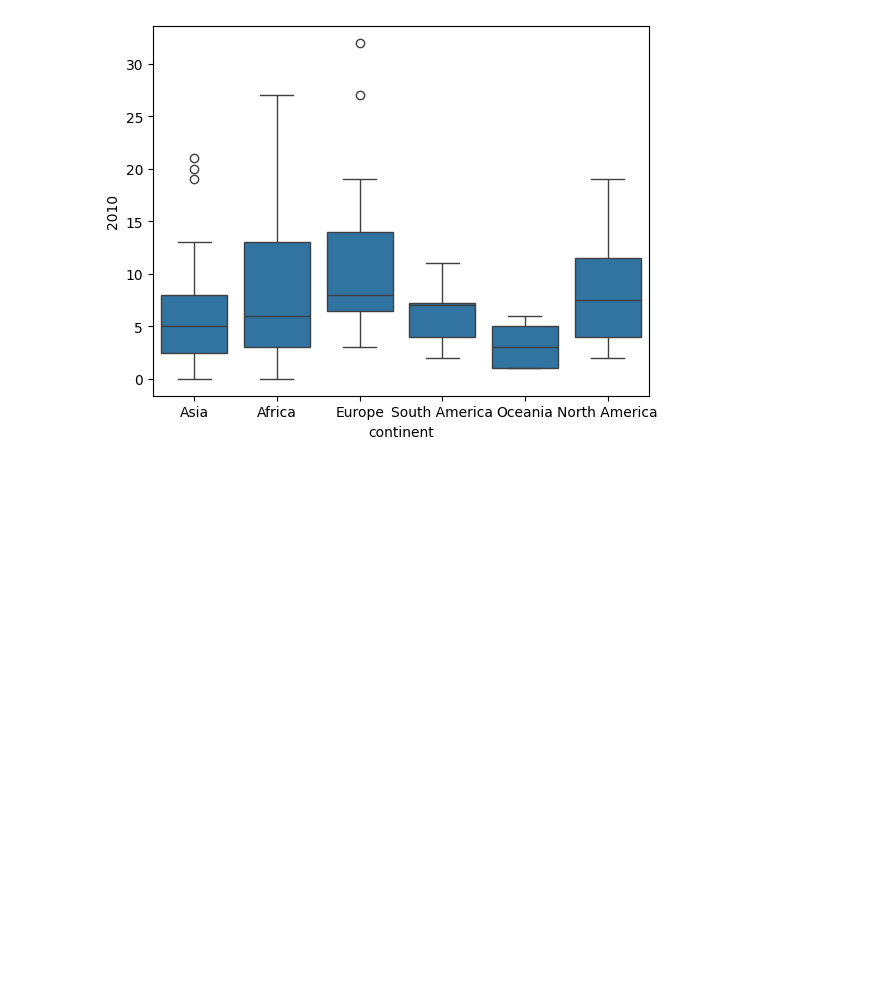
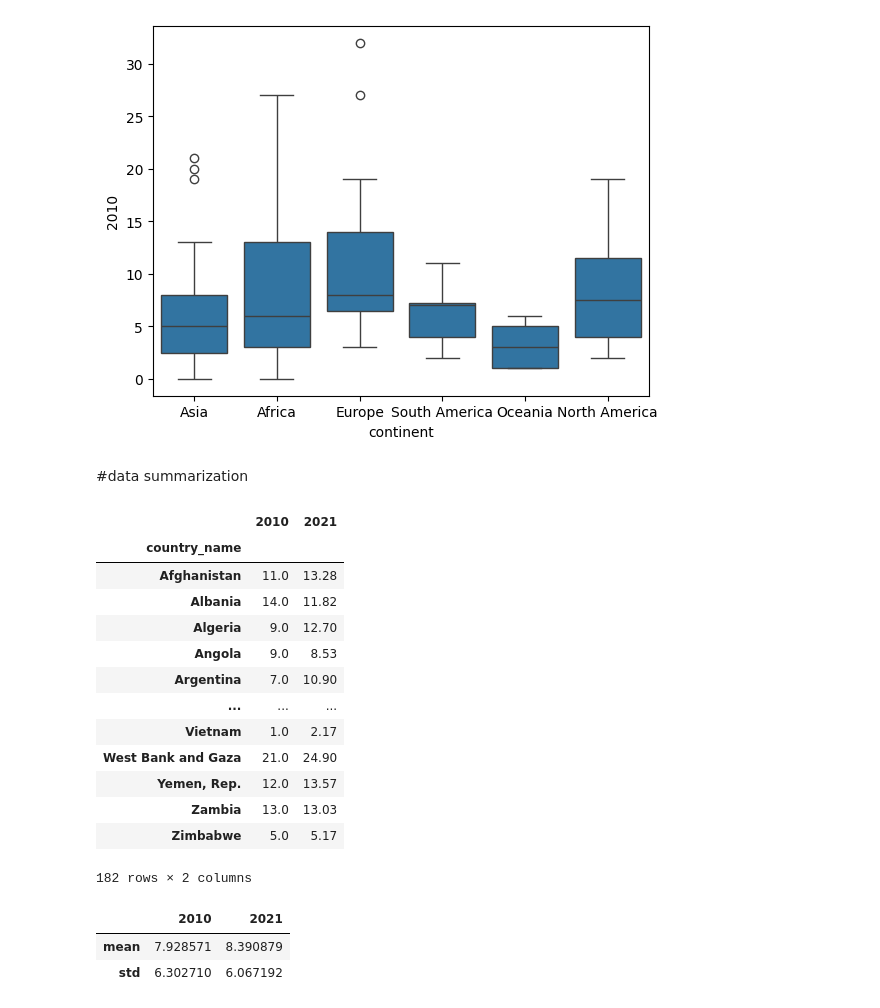
Before and after one commit to shreyasstha/data, a Jupyter notebook: EDA.ipynb, the cells around one changed output. Saved outputs shown, nothing was run; the diff lists cells and outputs as text; code cells hidden in the pictures; blank space fills up the shorter version.

Commit message:
groupby and agg

```diff
--- a/EDA.ipynb
+++ b/EDA.ipynb
@@ -147,3 +147,28 @@ sns.boxplot(data=unemployment, x="continent" , y="2010")
 # %% [output]
 <Axes: xlabel='continent', ylabel='2010'>
 [figure]
+# %% [markdown]
+#data summarization
+# %%
+unemployment[["country_name", "2010", "2021"]].groupby("country_name").mean()
+# %% [output]
+|  | 2010 | 2021 |
+| country_name |  |  |
+| Afghanistan | 11.0 | 13.28 |
+| Albania | 14.0 | 11.82 |
+| Algeria | 9.0 | 12.70 |
+| Angola | 9.0 | 8.53 |
+| Argentina | 7.0 | 10.90 |
+| ... | ... | ... |
+| Vietnam | 1.0 | 2.17 |
+| West Bank and Gaza | 21.0 | 24.90 |
+| Yemen, Rep. | 12.0 | 13.57 |
+| Zambia | 13.0 | 13.03 |
+| Zimbabwe | 5.0 | 5.17 |
+182 rows × 2 columns
+# %%
+unemployment[["2010", "2021"]].agg(["mean", "std"])
+# %% [output]
+|  | 2010 | 2021 |
+| mean | 7.928571 | 8.390879 |
+| std | 6.302710 | 6.067192 |
```
Also changed, not shown: parts of 2 cells of this notebook.
